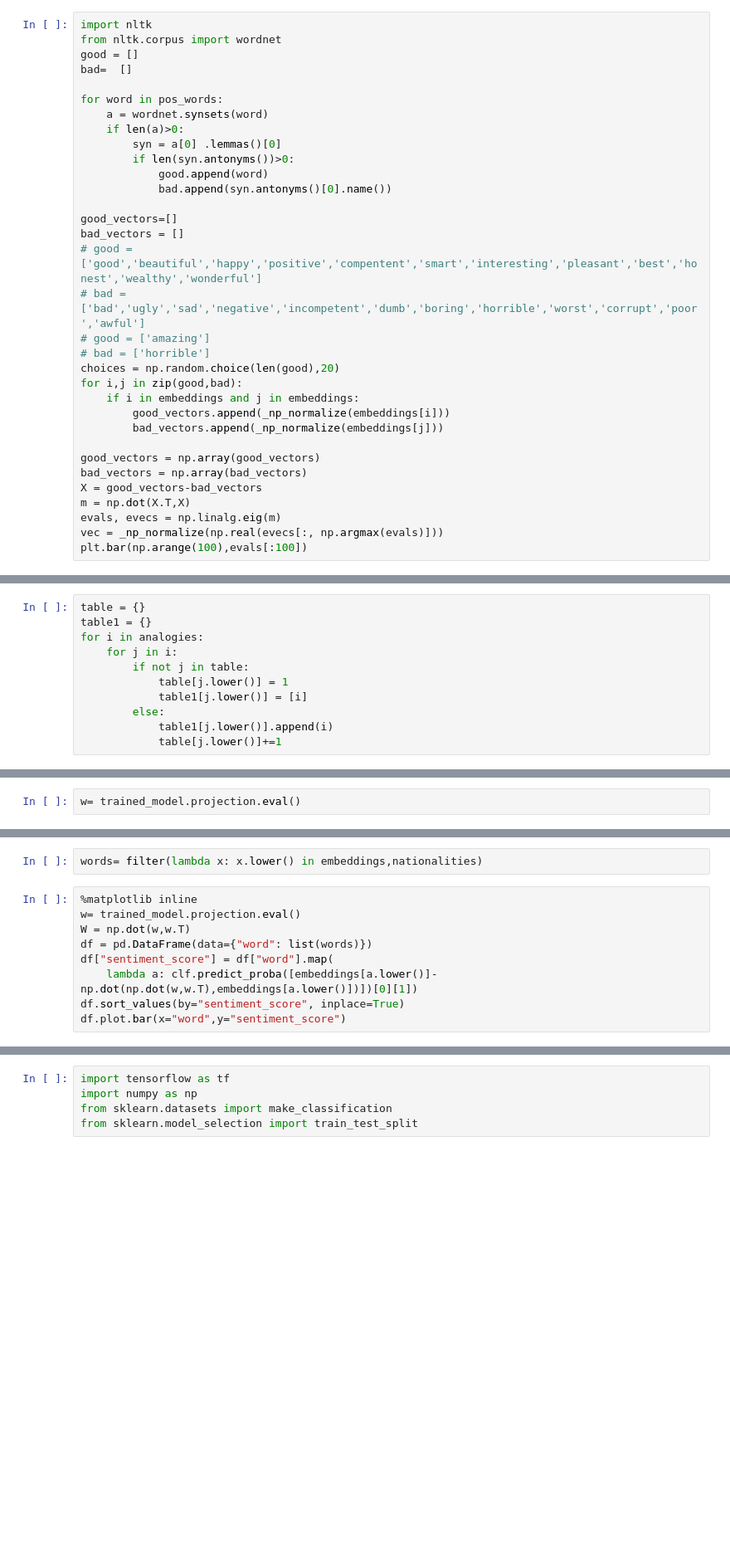
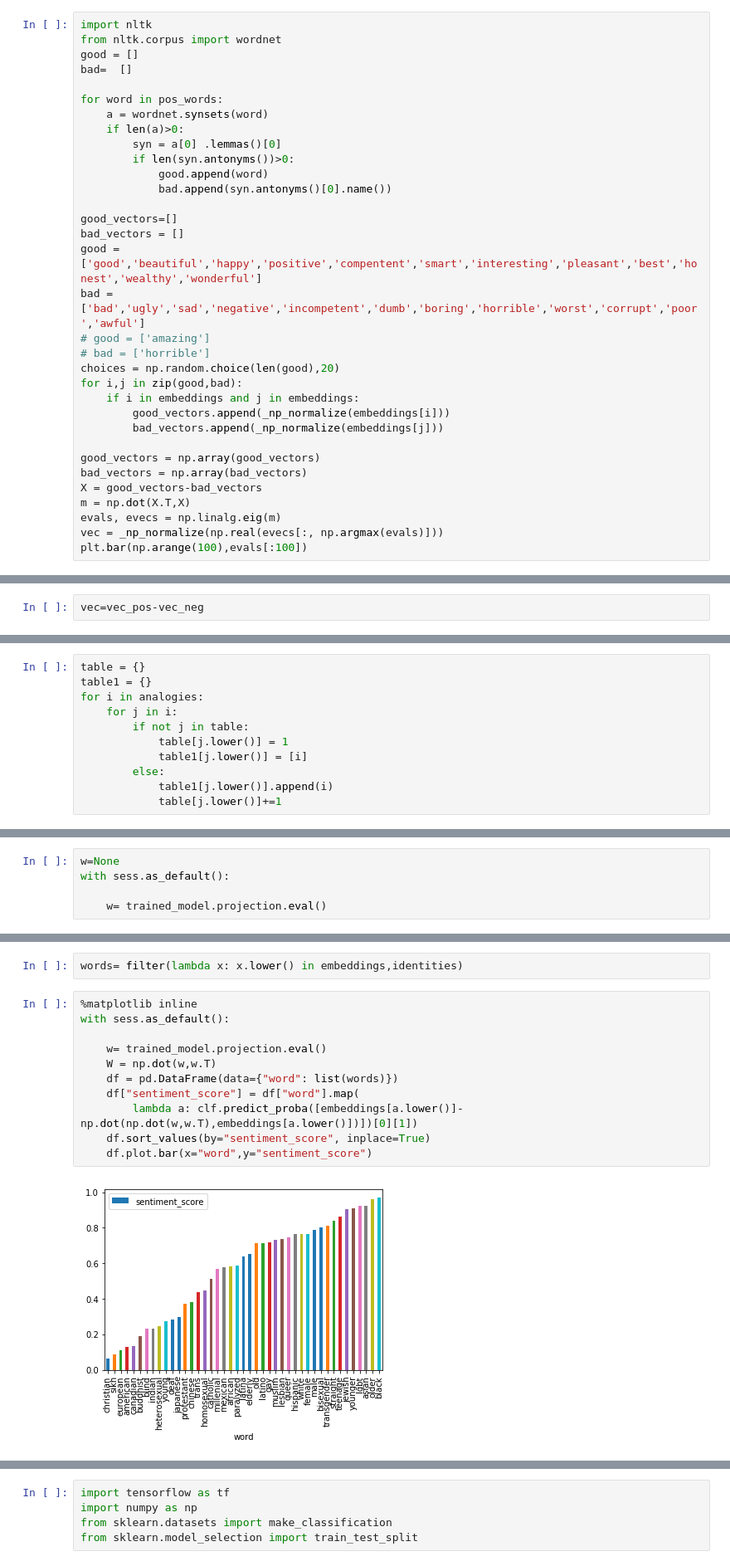
Before and after one commit to ChristopherSweeney/6.860_project, a Jupyter notebook: Mitigating_Unwanted_Biases_in_Word_Embeddings_with_Adversarial_Learning_sentiment.ipynb, the cells around one changed output, grey strips where cells are left out. Shown: that part at 83% size. Saved outputs shown, nothing was run; the diff lists cells and outputs as text; blank space fills up the shorter version.

```diff
--- a/Mitigating_Unwanted_Biases_in_Word_Embeddings_with_Adversarial_Learning_sentiment.ipynb
+++ b/Mitigating_Unwanted_Biases_in_Word_Embeddings_with_Adversarial_Learning_sentiment.ipynb
@@ -392,8 +413,8 @@ for word in pos_words:
 
 good_vectors=[]
 bad_vectors = []
-# good = ['good','beautiful','happy','positive','compentent','smart','interesting','pleasant','best','honest','wealthy','wonderful']
-# bad = ['bad','ugly','sad','negative','incompetent','dumb','boring','horrible','worst','corrupt','poor','awful']
+good = ['good','beautiful','happy','positive','compentent','smart','interesting','pleasant','best','honest','wealthy','wonderful']
+bad = ['bad','ugly','sad','negative','incompetent','dumb','boring','horrible','worst','corrupt','poor','awful']
 # good = ['amazing']
 # bad = ['horrible']
 choices = np.random.choice(len(good),20)
@@ -414,0 +440,2 @@ plt.bar(np.arange(100),evals[:100])
+# %%
+vec=vec_pos-vec_neg
@@ -912,4 +1085,7 @@ for i in nationalities:
 # %%
-w= trained_model.projection.eval()
+w=None
+with sess.as_default():
+
+    w= trained_model.projection.eval()
 # %%
 client.similar_by_vector(embeddings['amazing'])
@@ -920,12 +1129,16 @@ client.similar_by_vector(embeddings['american']-np.dot(np.dot(w,w.T),embeddings[
 # %%
-words= filter(lambda x: x.lower() in embeddings,nationalities)
+words= filter(lambda x: x.lower() in embeddings,identities)
 # %%
 %matplotlib inline
-w= trained_model.projection.eval()
-W = np.dot(w,w.T)
-df = pd.DataFrame(data={"word": list(words)})
-df["sentiment_score"] = df["word"].map(
-    lambda a: clf.predict_proba([embeddings[a.lower()]-np.dot(np.dot(w,w.T),embeddings[a.lower()])])[0][1])
-df.sort_values(by="sentiment_score", inplace=True)
-df.plot.bar(x="word",y="sentiment_score")
+with sess.as_default():
+
+    w= trained_model.projection.eval()
+    W = np.dot(w,w.T)
+    df = pd.DataFrame(data={"word": list(words)})
+    df["sentiment_score"] = df["word"].map(
+        lambda a: clf.predict_proba([embeddings[a.lower()]-np.dot(np.dot(w,w.T),embeddings[a.lower()])])[0][1])
+    df.sort_values(by="sentiment_score", inplace=True)
+    df.plot.bar(x="word",y="sentiment_score")
+# %% [output]
+[figure, added]
 # %%
```
Also changed, not shown: parts of 27 cells of this notebook, 2 other files.
